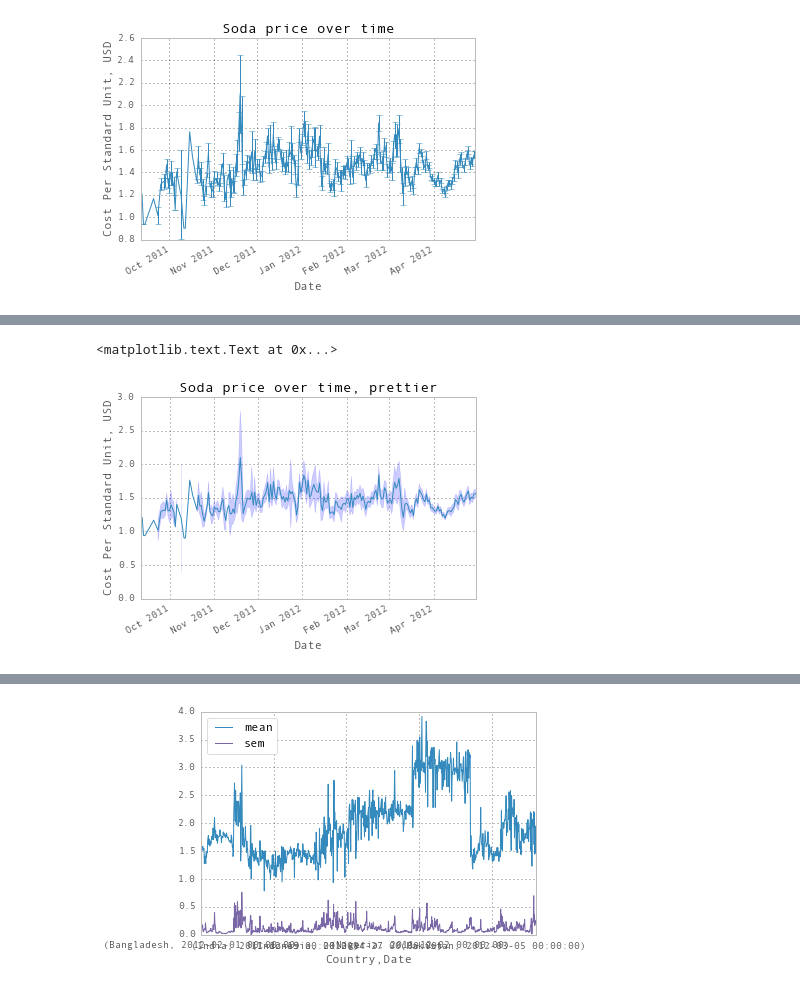
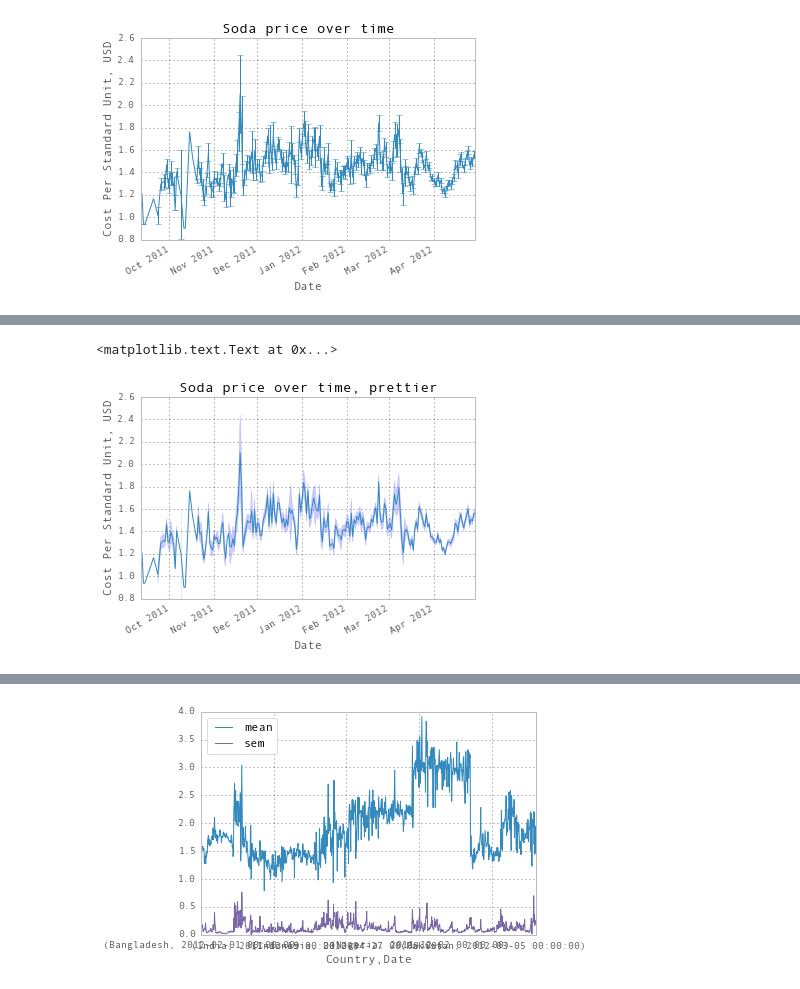
Before and after one commit to learn-co-students/intro-datascience-workshop-dumbo-web-080519, a Jupyter notebook: day2/Lesson 3 - Working with timeseries and learning to plot along the way.ipynb, the cells around one changed output, grey strips where cells are left out. Cells and saved outputs as stored; diff of their text form; code cells hidden in the pictures.

```diff
--- a/day2/Lesson 3 - Working with timeseries and learning to plot along the way.ipynb
+++ b/day2/Lesson 3 - Working with timeseries and learning to plot along the way.ipynb
@@ -302,7 +310,8 @@ plt.ylabel("Cost Per Standard Unit, USD")
 # %%
 sodaMeans.plot(title="Soda price over time, prettier")
-plt.fill_between(sodaErrs.index, sodaMeans-2*sodaErrs, sodaMeans+2*sodaErrs, color='b', alpha=0.2)
+plt.fill_between(x=sodaMeans.index, y1=sodaMeans-sodaErrs, y2=sodaMeans+sodaErrs, color='b', alpha=0.2)
 plt.ylabel("Cost Per Standard Unit, USD")
+#plt.fill_between
 # %% [output]
 <matplotlib.text.Text at 0x...>
-[figure, old version]
+[figure, new version]
```
Also changed, not shown: parts of 22 cells of this notebook.
